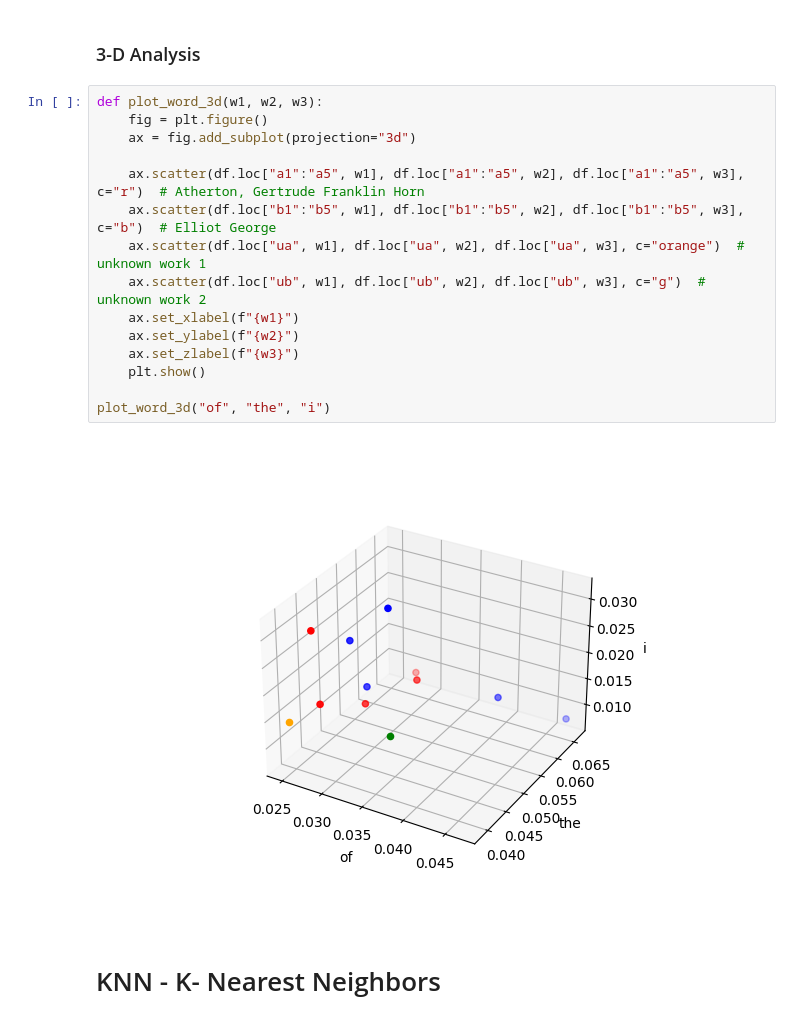
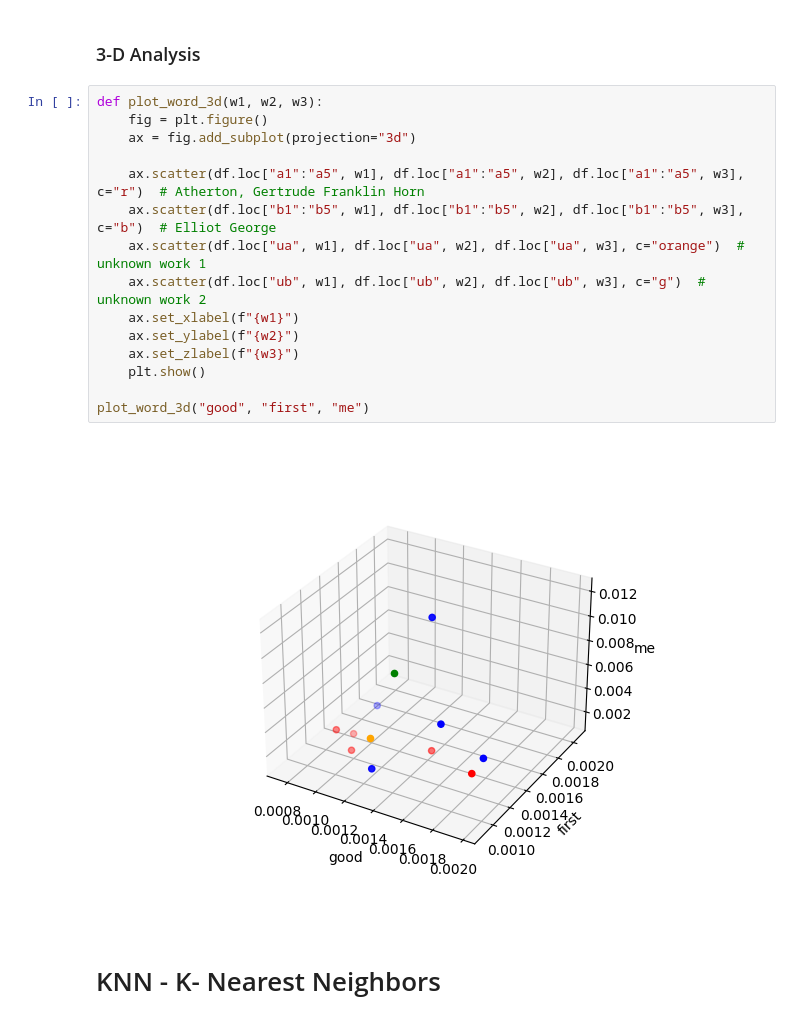
Before and after one commit to PhaneeChowdary/Final, a Jupyter notebook: Final.ipynb, the cells around one changed output. Cells and saved outputs as stored; diff of their text form.

```diff
--- a/Final.ipynb
+++ b/Final.ipynb
@@ -156,19 +170,19 @@ plot_word_2d("good", "first")
 # %%
 def plot_word_3d(w1, w2, w3):
     fig = plt.figure()
     ax = fig.add_subplot(projection="3d")
 
     ax.scatter(df.loc["a1":"a5", w1], df.loc["a1":"a5", w2], df.loc["a1":"a5", w3], c="r")  # Atherton, Gertrude Franklin Horn
     ax.scatter(df.loc["b1":"b5", w1], df.loc["b1":"b5", w2], df.loc["b1":"b5", w3], c="b")  # Elliot George
     ax.scatter(df.loc["ua", w1], df.loc["ua", w2], df.loc["ua", w3], c="orange")  # unknown work 1
     ax.scatter(df.loc["ub", w1], df.loc["ub", w2], df.loc["ub", w3], c="g")  # unknown work 2
     ax.set_xlabel(f"{w1}")
     ax.set_ylabel(f"{w2}")
     ax.set_zlabel(f"{w3}")
     plt.show()
 
-plot_word_3d("of", "the", "i")
+plot_word_3d("good", "first", "me")
 # %% [output]
-[figure, old version]
+[figure, new version]
 # %% [markdown]
 # KNN - K- Nearest Neighbors
```
Also changed, not shown: parts of 25 cells of this notebook, 1 other file.
